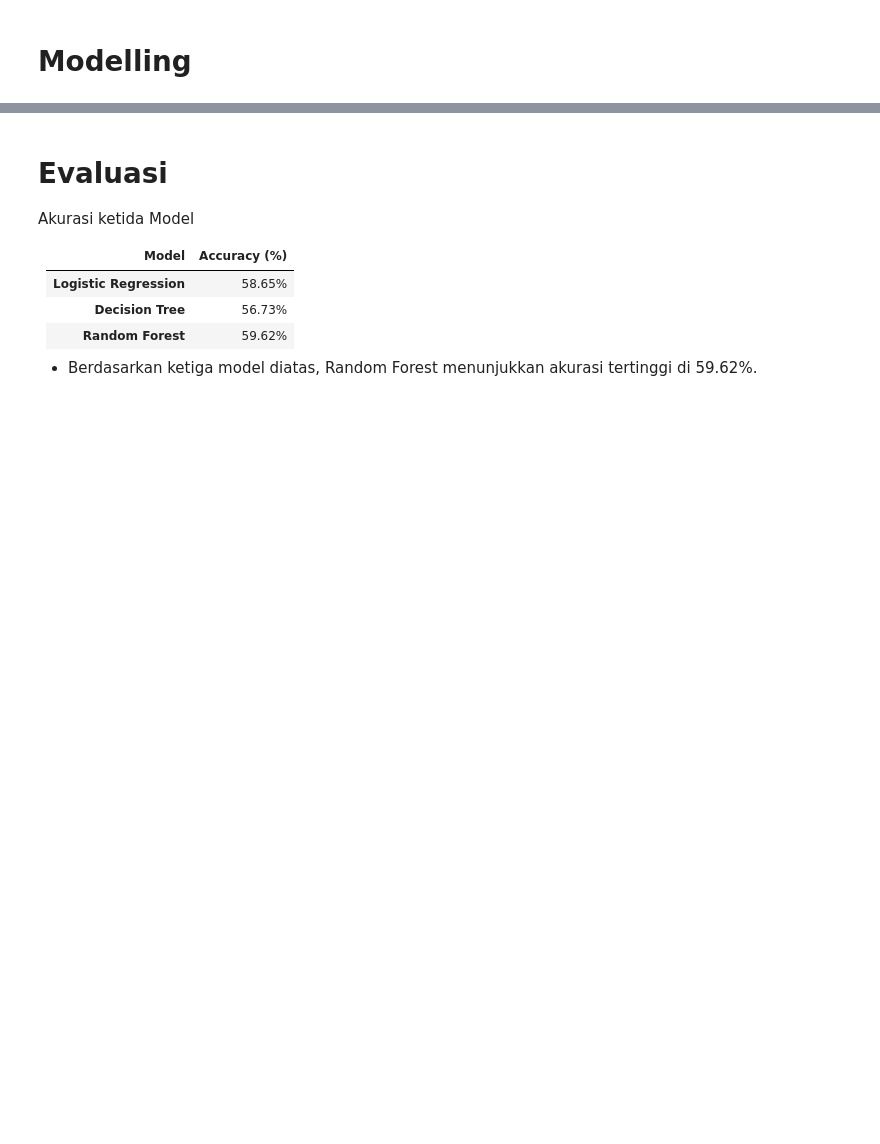
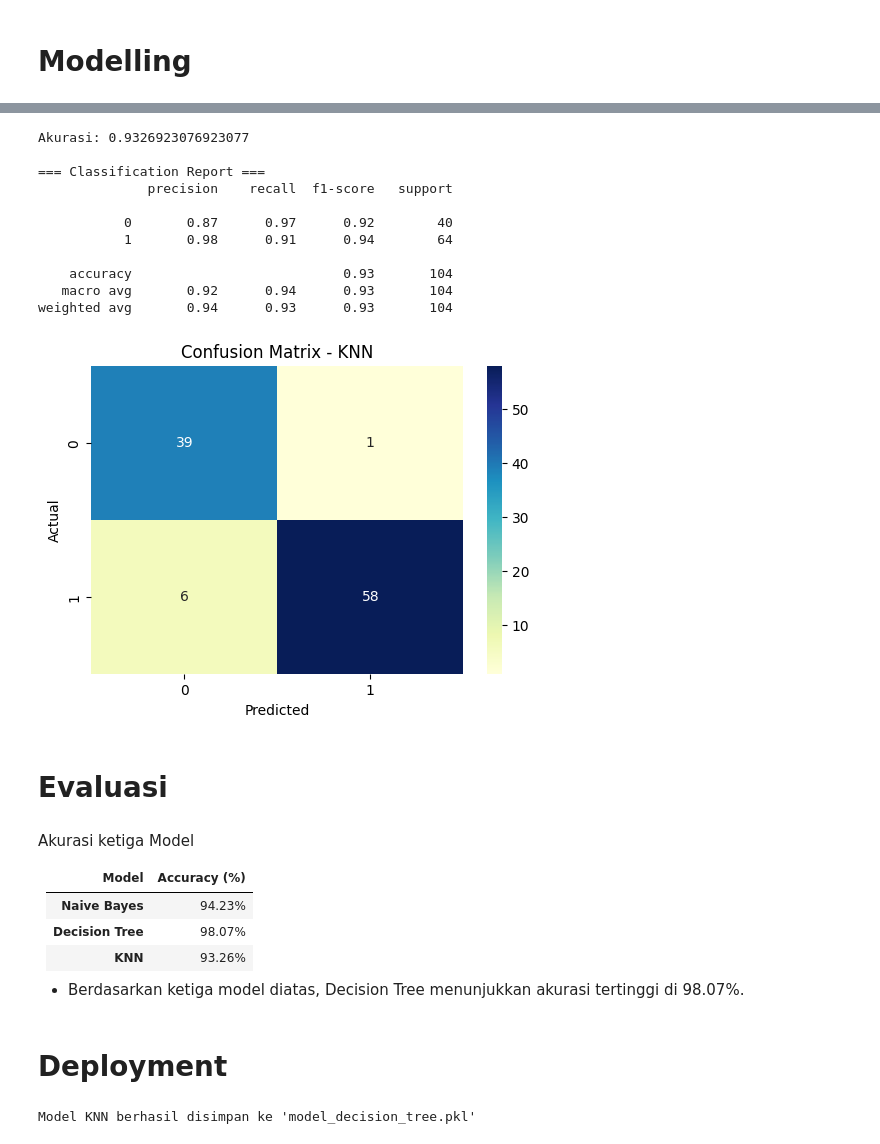
Before and after one commit to aura090305/pendata, a Jupyter notebook: _sources/Tugas_UAS.ipynb, the cells around one changed output, grey strips where cells are left out. Cells and saved outputs as stored; diff of their text form; code cells hidden in the pictures; blank space fills up the shorter version.

```diff
--- a/_sources/Tugas_UAS.ipynb
+++ b/_sources/Tugas_UAS.ipynb
@@ -598,14 +278,68 @@ Pilih model terbaik berdasarkan metrik yang paling relevan dengan tujuan Anda (m
+# %%
+import pandas as pd
+from sklearn.model_selection import train_test_split
+from sklearn.preprocessing import LabelEncoder, StandardScaler
+from sklearn.neighbors import KNeighborsClassifier
+from sklearn.metrics import classification_report, accuracy_score, confusion_matrix
+import seaborn as sns
+import matplotlib.pyplot as plt
+
+# === 7. Latih model KNN ===
+knn = KNeighborsClassifier(n_neighbors=5)  # kamu bisa ubah k sesuai kebutuhan
+knn.fit(X_train, y_train)
+
+# === 8. Evaluasi ===
+y_pred = knn.predict(X_test)
+
+print("Akurasi:", accuracy_score(y_test, y_pred))
+print("\n=== Classification Report ===")
+print(classification_report(y_test, y_pred))
+
+# === 9. Confusion Matrix ===
+cm = confusion_matrix(y_test, y_pred, labels=knn.classes_)
+plt.figure(figsize=(6, 4))
+sns.heatmap(cm, annot=True, fmt='d', xticklabels=knn.classes_, yticklabels=knn.classes_, cmap='YlGnBu')
+plt.xlabel("Predicted")
+plt.ylabel("Actual")
+plt.title("Confusion Matrix - KNN")
+plt.show()
+# %% [output]
+Akurasi: 0.9326923076923077
+
+=== Classification Report ===
+              precision    recall  f1-score   support
+
+           0       0.87      0.97      0.92        40
+           1       0.98      0.91      0.94        64
+
+    accuracy                           0.93       104
+   macro avg       0.92      0.94      0.93       104
+weighted avg       0.94      0.93      0.93       104
+[figure, added]
+# %% [markdown]
+# Evaluasi
 # %% [markdown]
-# Evaluasi
 
-Akurasi ketida Model
+
+Akurasi ketiga Model
 
 
 | Model                | Accuracy (%) |
 | :------------------- | :----------- |
-| **Logistic Regression** | 58.65%    |
-| **Decision Tree** | 56.73%       |
-| **Random Forest** | 59.62%       |
+| **Naive Bayes** | 94.23%    |
+| **Decision Tree** | 98.07%       |
+| **KNN** | 93.26%       |
 
 
-* Berdasarkan ketiga model diatas, Random Forest menunjukkan akurasi tertinggi di 59.62%.
+* Berdasarkan ketiga model diatas, Decision Tree menunjukkan akurasi tertinggi di 98.07%.
+# %% [markdown]
+# Deployment
+# %%
+import joblib
+
+# === Simpan model ke file .pkl menggunakan joblib ===
+joblib.dump(clf, 'model_decision_tree.pkl')
+
+print("Model Decision Tree berhasil disimpan ke 'model_decision_tree.pkl'")
+# %% [output]
+Model KNN berhasil disimpan ke 'model_decision_tree.pkl'
```
Also changed, not shown: parts of 8 cells of this notebook, 9 other files.
